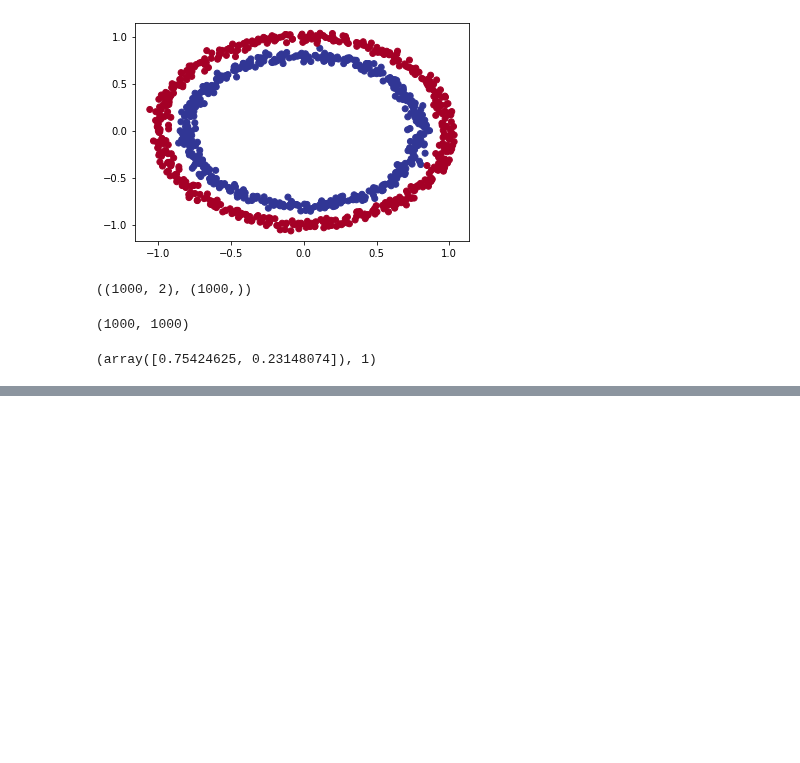
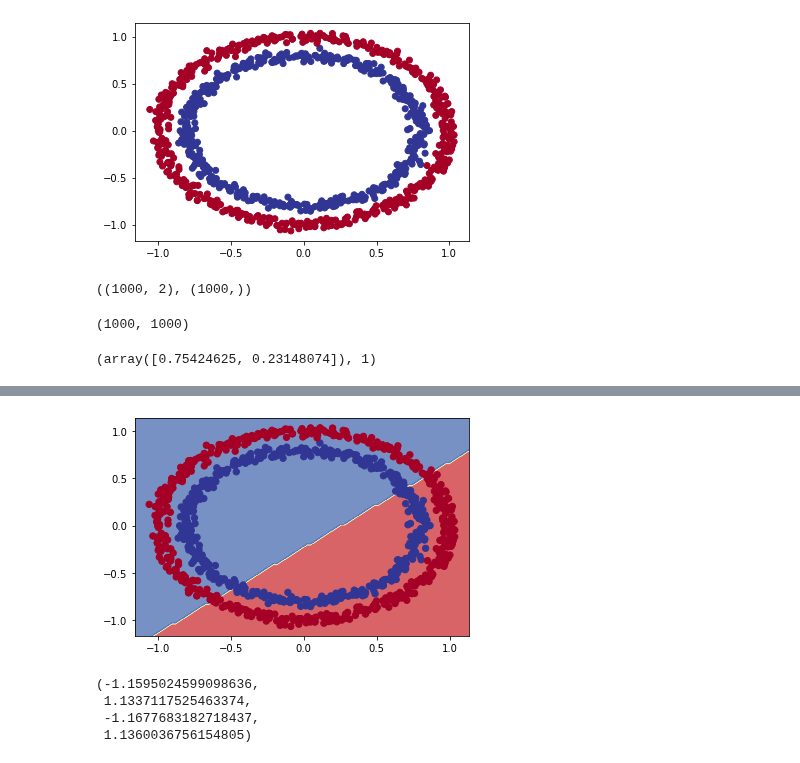
Before and after one commit to Janadhi14/tensorflow-test, a Jupyter notebook: Classification.ipynb, the cells around one changed output, grey strips where cells are left out. Saved outputs shown, nothing was run; the diff lists cells and outputs as text; code cells hidden in the pictures; blank space fills up the shorter version.

Commit message:
defining function for plotting decision bondary

```diff
--- a/Classification.ipynb
+++ b/Classification.ipynb
@@ -154,6 +183,6 @@ model_3.compile(loss=tf.keras.losses.BinaryCrossentropy(), # mae means mean abou
                optimizer=tf.keras.optimizers.Adam(),
                metrics=["accuracy"])
 # now we want to fit the model
-with tf.device('/cpu:0'): model_3.fit(X,y, epochs=100, verbose = 0) # we need to use the with cup or the kernal will crash
+with tf.device('/cpu:0'): model_3.fit(X,y, epochs=100, verbose = 1) # we need to use the with cup or the kernal will crash
 # epochs refers to the number of runs
 # %% [output]
@@ -166 +215,41 @@ model_3.evaluate(X,y)
 [0.6980251669883728, 0.5080000162124634]
+# %%
+# not lets plot the decision boundries using the preduction data
+# lets create a helping function for this
+# called plot_decision_boundries
+# lets use a meshgrid to carry this out
+import numpy as np
+
+def plot_decision_boundary(model,X,y):
+  # defining the axis boundaries of the plot and creating a meshgrid :
+  # x_min, x_max = X[:,0].min() - 0.1, X[:,0].max()+ 0.1
+  y_min, y_max = X[:,1].min() - 0.1, X[:,1].max()+ 0.1
+  xx, yy = np.meshgrid(np.linspace(x_min, x_max, 100),
+                      np.linspace(y_min,y_max,100))
+
+
+  x_in = np.c_[xx.ravel(),yy.ravel()] # stacks t2d arrays together
+
+  # making prediction suing x_in
+  y_pred = model.predict(x_in)
+
+  # check for multiclass
+  if model.output_shape[-1] > 1: # checks the final dimension of the model's output shape, if this is > (greater than) 1, it's multi-clas
+      print("doing multiclass classification")
+      # we have to reshape our predctions to get the ready for plotting
+      y_pred = np.argmax(y_pred,axis = 1).reshape(xx.shape)
+  else:
+      print("doing binary classification")
+      y_pred = np.round(y_pred).reshape(xx.shape)
+
+  # plot the deciison bountary
+  plt.contourf(xx,yy,y_pred, cmap = plt.cm.RdYlBu, alpha = 0.7)
+  plt.scatter(X[:, 0], X[:, 1], c=y, s=40, cmap=plt.cm.RdYlBu)
+  plt.xlim(xx.min(), xx.max())
+  plt.ylim(yy.min(), yy.max())
+# %%
+plot_decision_boundary(model_3,
+                       X=X,
+                       y =y
+                       )
+# %% [output]
@@ -167,3 +258,13 @@ model_3.evaluate(X,y)
+[figure, added]
+# %%
+x_min, x_max = X[:,0].min() - 0.1, X[:,0].max()+ 0.1
+y_min, y_max = X[:,1].min() - 0.1, X[:,1].max()+ 0.1
+x_min, x_max, y_min, y_max
+# %% [output]
+(-1.1595024599098636,
+ 1.1337117525463374,
+ -1.1677683182718437,
+ 1.1360036756154805)
 # %%
 # lets see if we can increase our current model by increaseing teh epochs to 100
 tf.random.set_seed(42)
```
Also changed, not shown: parts of 8 cells of this notebook.
